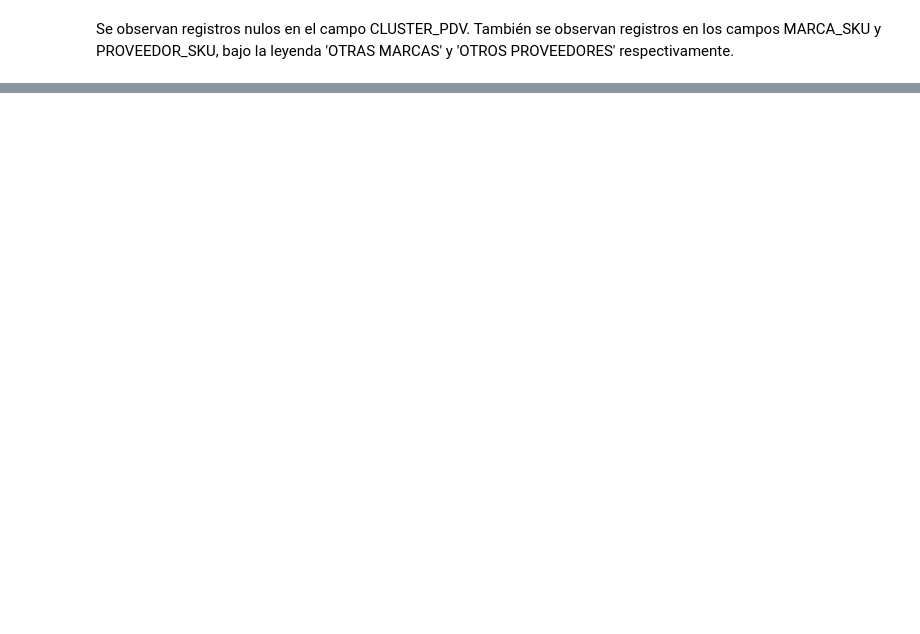
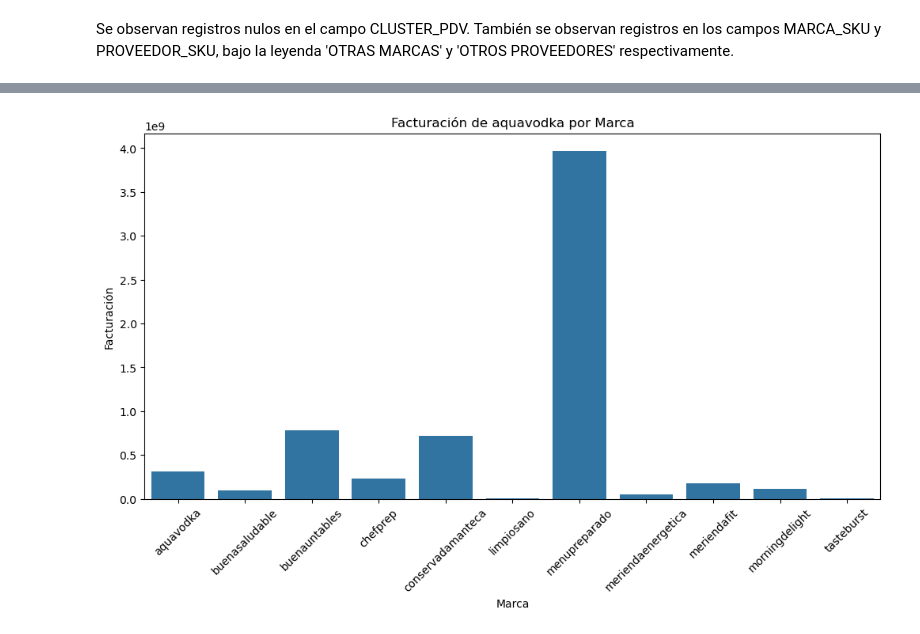
Before and after one commit to Hart-Hunt/Datasets, a Jupyter notebook: Nuevo_BTC.ipynb, the cells around one changed output, grey strips where cells are left out. Cells and saved outputs as stored; diff of their text form; code cells hidden in the pictures; blank space fills up the shorter version.

```diff
--- a/Nuevo_BTC.ipynb
+++ b/Nuevo_BTC.ipynb
@@ -472,0 +505,12 @@ Se observan registros nulos en el campo CLUSTER_PDV. También se observan regist
+# %%
+# Facturación por marca
+facturacion_marca = df_VTA_006[df_VTA_006['PROVEEDOR_SKU'] == 'aquavodka'].groupby('MARCA_SKU')['Facturación'].sum().reset_index()
+plt.figure(figsize=(12, 6))
+sns.barplot(data=facturacion_marca, x='MARCA_SKU', y='Facturación')
+plt.title('Facturación de aquavodka por Marca')
+plt.xlabel('Marca')
+plt.ylabel('Facturación')
+plt.xticks(rotation=45)
+plt.show()
+# %% [output]
+[figure, added]
```
Also changed, not shown: parts of 25 cells of this notebook.
